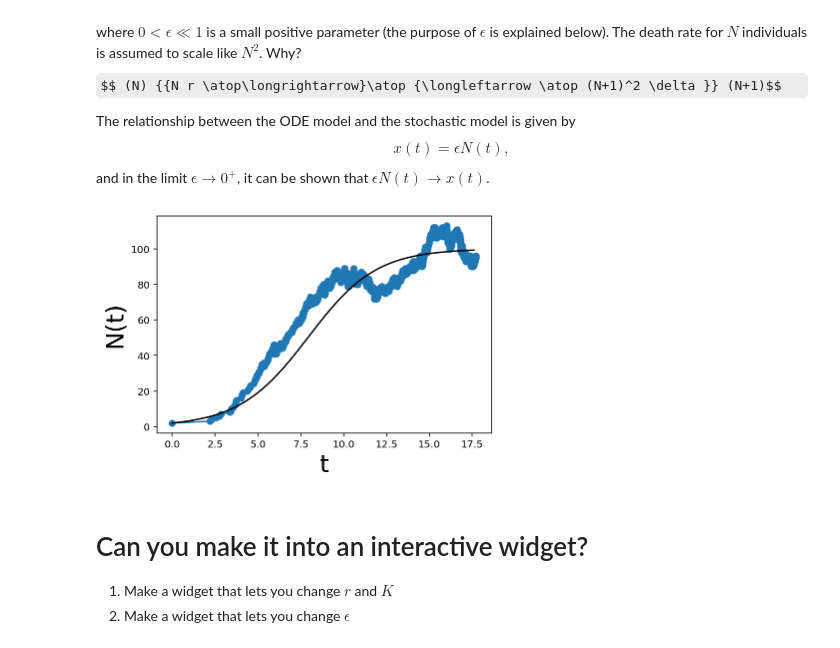
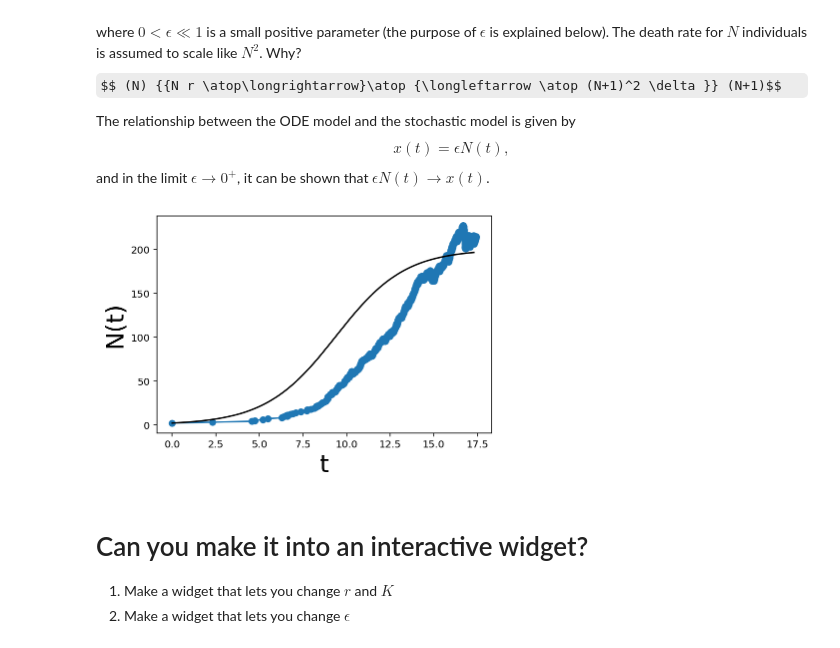
Before and after one commit to newby-jay/MATH371-Winter2020-JupyterNotebooks, a Jupyter notebook: Week 2 - birth death processes.ipynb, the cells around one changed output. Drawn from its saved outputs; the diff is of its cells as text; code cells hidden in the pictures; some formulas as TeX source.

Commit message:
bug
corrected logistic growth simulation u <=> u2

```diff
--- a/Week 2 - birth death processes.ipynb
+++ b/Week 2 - birth death processes.ipynb
@@ -98,3 +100,31 @@ def plot_function(r=0.5, Nsteps=10): # variable=default_value
     ylabel('N(t)', fontsize=24);
 # %% [output]
 interactive(children=(FloatSlider(value=0.5, description='r', max=10.0, min=0.5, step=0.5), IntSlider(value=10…
+# %%
+r = 2.3
+delta = 0.3
+n0 = 2
+Nsteps = 1000
+N = zeros(Nsteps)
+N[0] = n0
+T = zeros(Nsteps)
+T[0] = 0
+for j in arange(1, Nsteps):
+    u = rand(1)
+    tau = -log(u)/(N[j-1]*(r + delta))
+    u2 = rand(1)
+    if u2 < r/(r + delta):
+        xi = 1
+    else:
+        xi = -1
+    T[j] = T[j-1] + tau
+    N[j] = N[j-1] + xi
+
+######## plot the result
+plot(T, N, '-o') # the option '-o' makes a line with 'o' symbols at the jump times
+## make a deterministic exponential growth curve for comparison
+T_deterministic = linspace(0, T[-1], 200) # T[-1] is the last entry of the array T
+N_deterministic = n0*exp((r-delta)*T_deterministic)
+plot(T_deterministic, N_deterministic, 'k') # the 'k' option make the curve black
+xlabel('t', fontsize=24)
+ylabel('N(t)', fontsize=24);
@@ -154,42 +186,45 @@ and in the limit $\epsilon \to 0^+$, it can be shown that $\epsilon N(t) \to x(t
 # %%
 epsilon = 0.1 # TRY CHANGING THIS VALUE
 r = 0.5
-K = 10.
+K = 20.
 n0 = 2
 Nsteps = 1000
 N = zeros(Nsteps)
 N[0] = n0
 T = zeros(Nsteps)
 T[0] = 0
 for j in arange(1, Nsteps):
     n = N[j-1]
     combined_rate = n*r + epsilon*n**2*r/K
     u = rand(1)
     tau = -log(u)/combined_rate
     T[j] = T[j-1] + tau # update time array with new time value
     ## now we make a random variable to decide if birth or death occurs
     probability_of_birth = n*r/combined_rate
     probability_of_death = 1 - probability_of_birth
     u2 = rand(1)
-    if u < probability_of_birth:
+    if u2 < probability_of_birth:
         N[j] = N[j-1] + 1 # a birth means N -> N+1
     else:
         N[j] = N[j-1] - 1
+
+    if N[j] == 0:
+            break
 
 
 
 ######## plot the result
 plot(T, N, '-o') # the option '-o' makes a line with 'o' symbols at the jump times
 ## make a logistic ODE curve for comparison
 x0 = n0*epsilon
 Tode, Xode = logistic_ode(r, K, x0, int(T[-1]/0.1))
 ## remember to convert X to N
 Node = Xode/epsilon
 plot(Tode, Node, 'k')
 xlabel('t', fontsize=24)
 ylabel('N(t)', fontsize=24);
 # %% [output]
-[figure, old version]
+[figure, new version]
 # %% [markdown]
 # Can you make it into an interactive widget?
   1. Make a widget that lets you change $r$ and $K$
```
Also changed, not shown: parts of 4 cells of this notebook.
